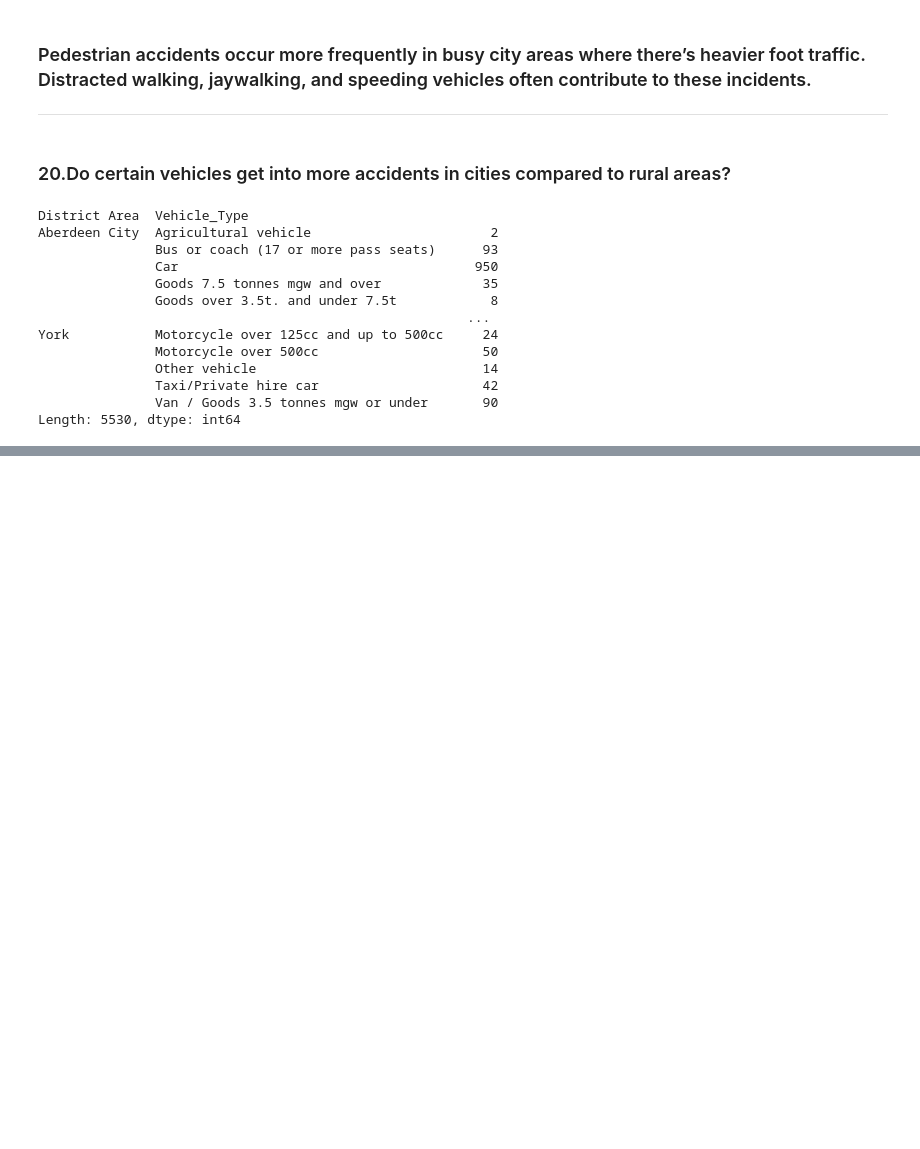
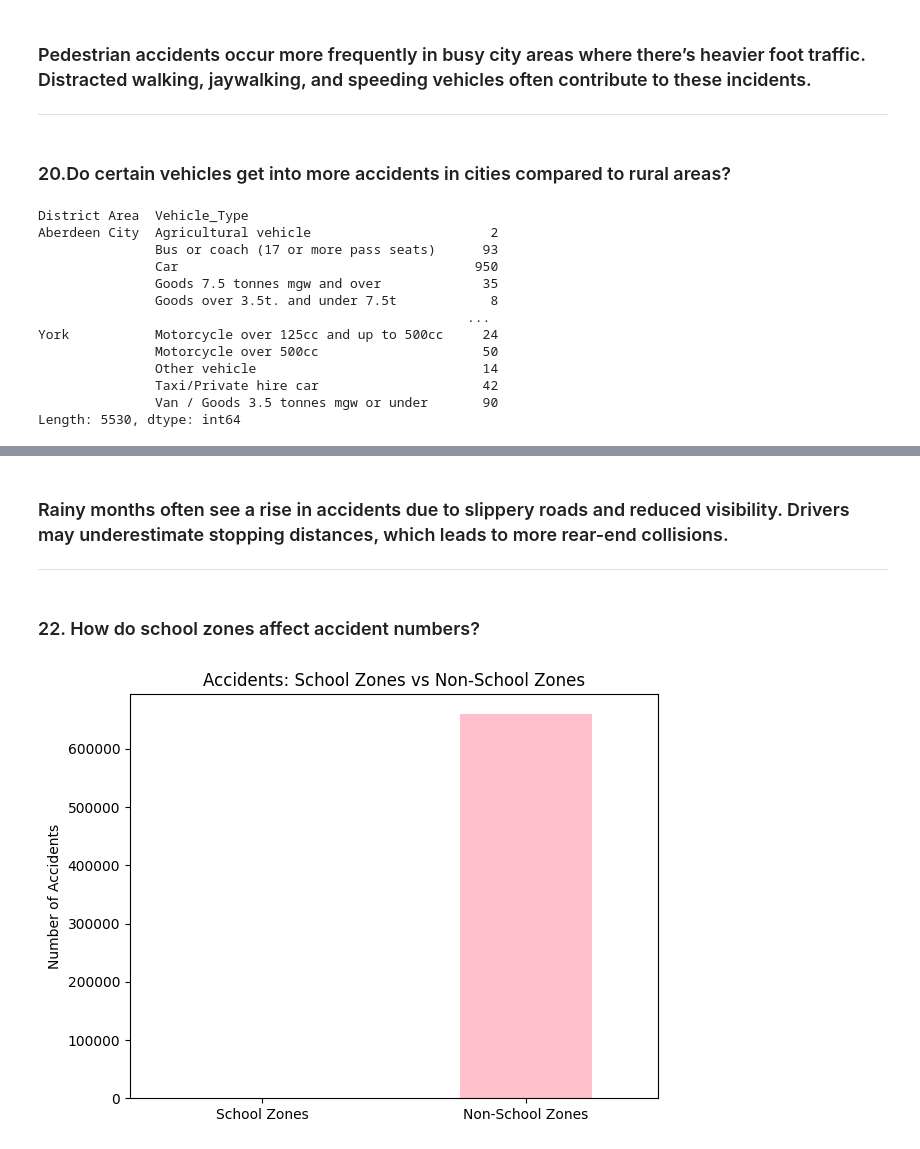
Before and after one commit to themosthandsome18/FELEC303-20Insights, a Jupyter notebook: 20_insights_amarillo.ipynb, the cells around one changed output, grey strips where cells are left out. Drawn from its saved outputs; the diff is of its cells as text; code cells hidden in the pictures; blank space fills up the shorter version.

```diff
--- a/20_insights_amarillo.ipynb
+++ b/20_insights_amarillo.ipynb
@@ -747,0 +738,22 @@ Length: 5530, dtype: int64
+# %% [markdown]
+<h3>Rainy months often see a rise in accidents due to slippery roads and reduced visibility. Drivers may underestimate stopping distances, which leads to more rear-end collisions.</h3>
+<hr>
+# %% [markdown]
+<h3>22. How do school zones affect accident numbers?</h3>
+# %%
+school_zone = accident[accident['District Area'].str.contains('school', case=False, na=False)]
+non_school_zone = accident[~accident['District Area'].str.contains('school', case=False, na=False)]
+
+zone_counts = pd.Series({
+    'School Zones': len(school_zone),
+    'Non-School Zones': len(non_school_zone)
+})
+
+zone_counts.plot(kind='bar', color=['blue','pink'])
+plt.title('Accidents: School Zones vs Non-School Zones')
+plt.ylabel('Number of Accidents')
+plt.xticks(rotation=0)
+plt.tight_layout()
+plt.show()
+# %% [output]
+[figure, added]
```
Also changed, not shown: parts of 25 cells of this notebook.
